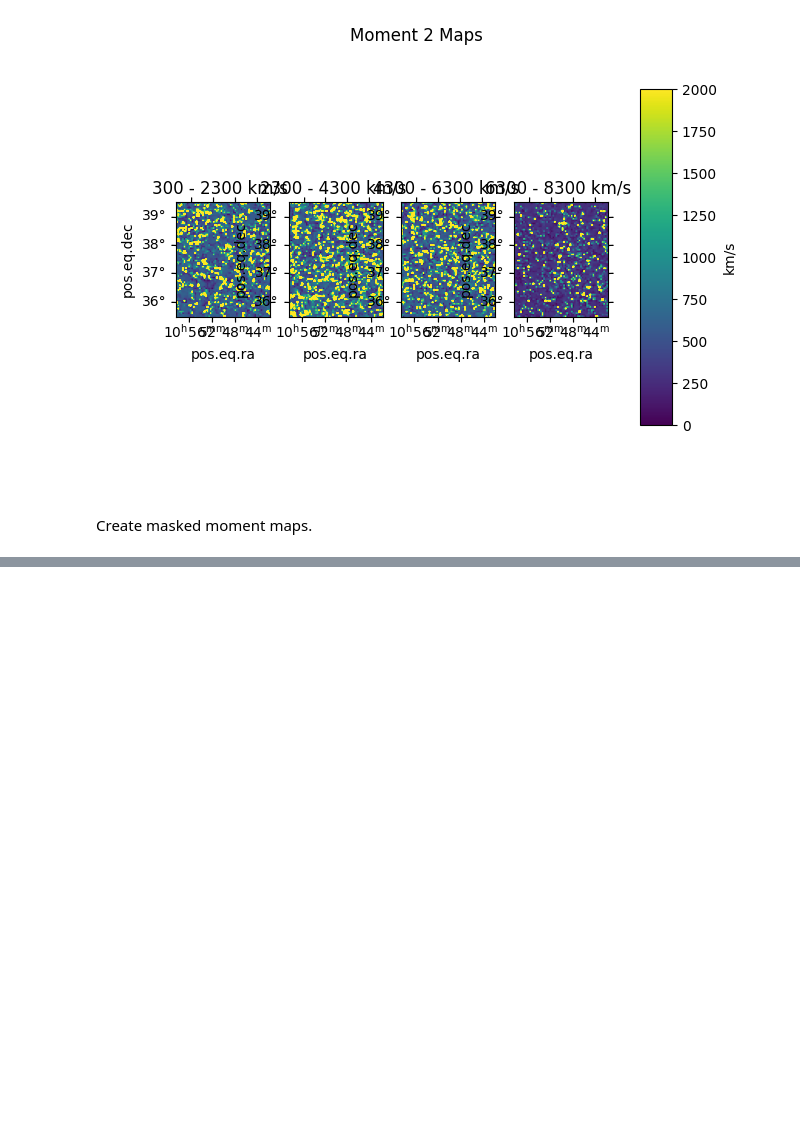
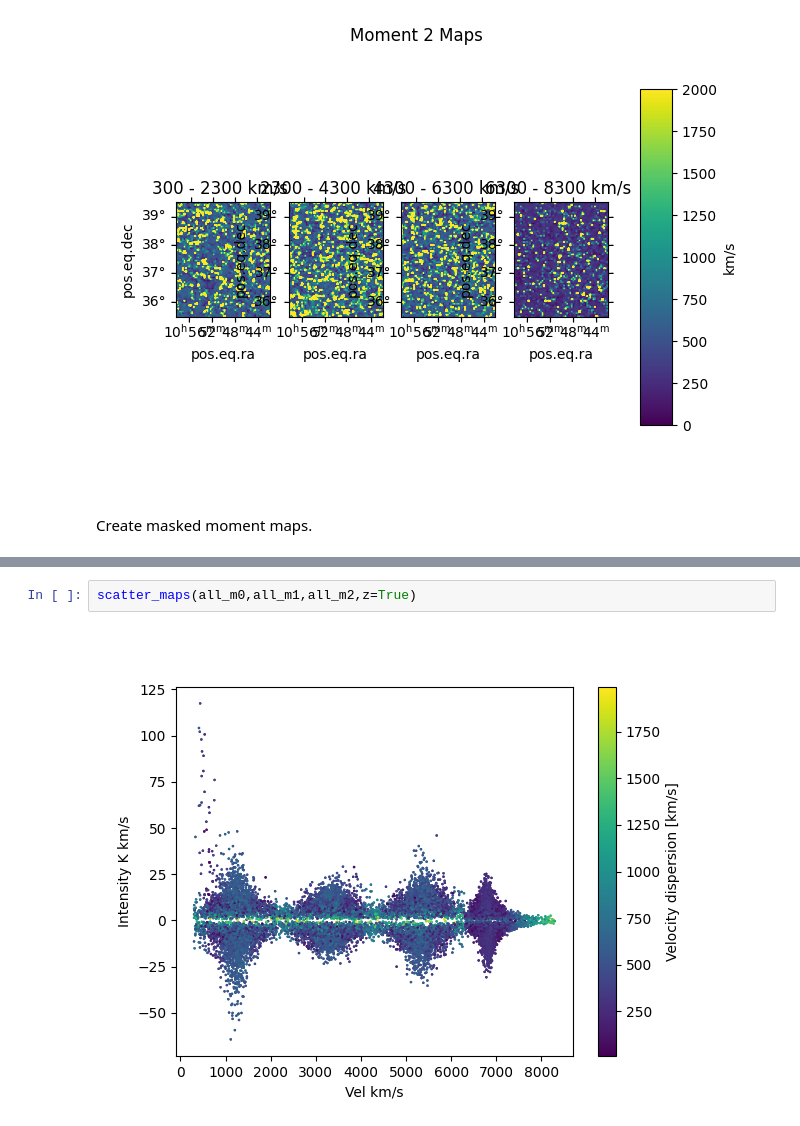
Before and after one commit to JBurke789/clustering, a Jupyter notebook: single_gal.ipynb, the cells around one changed output, grey strips where cells are left out. Drawn from its saved outputs; the diff is of its cells as text; blank space fills up the shorter version.

```diff
--- a/single_gal.ipynb
+++ b/single_gal.ipynb
@@ -325,0 +395,4 @@ stitch masked moment maps
+# %%
+scatter_maps(all_m0,all_m1,all_m2,z=True)
+# %% [output]
+[figure, added]
```
Also changed, not shown: parts of 8 cells of this notebook, 15 other files.
